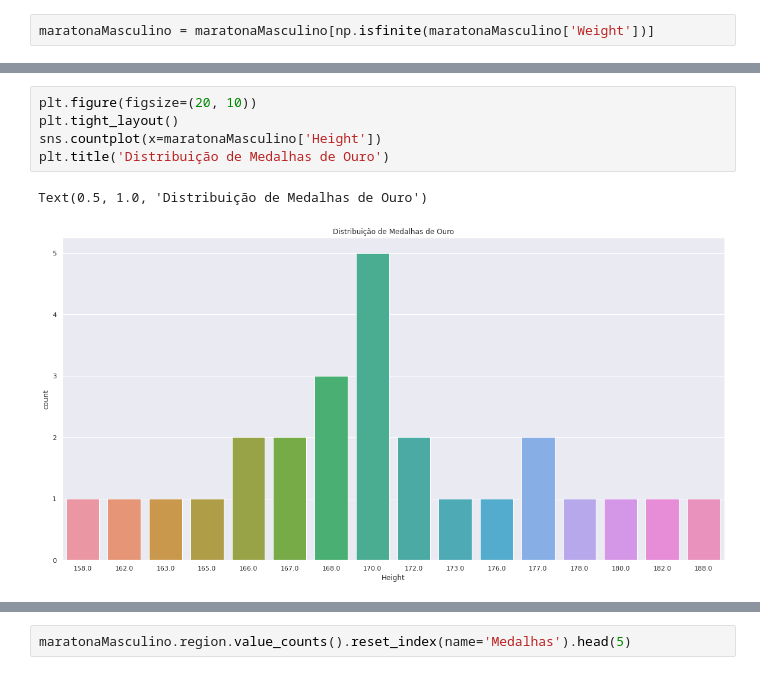
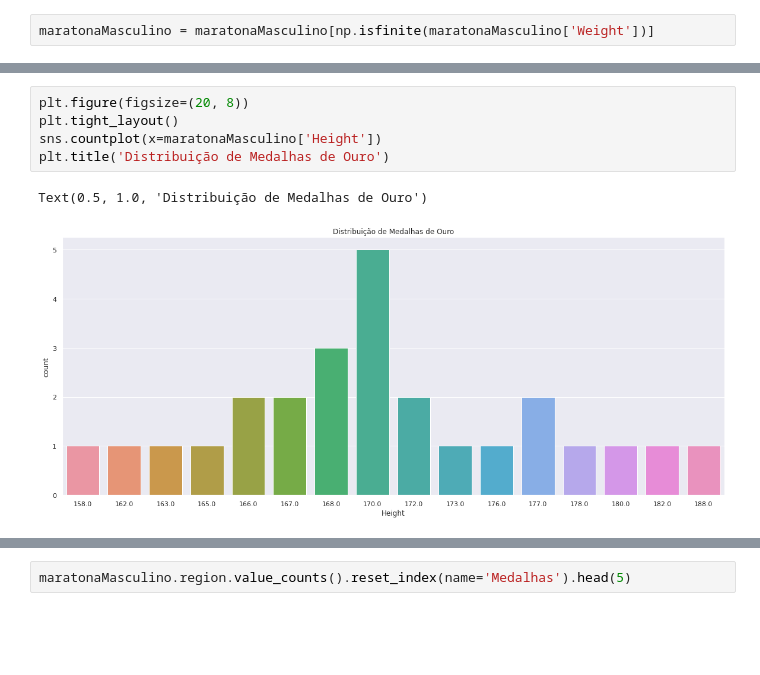
Before and after one commit to MSClaus/Olimpiadas_Analise, a Jupyter notebook: Jogos_Olimpicos.ipynb, the cells around one changed output, grey strips where cells are left out. Drawn from its saved outputs; the diff is of its cells as text; blank space fills up the shorter version.

```diff
--- a/Jogos_Olimpicos.ipynb
+++ b/Jogos_Olimpicos.ipynb
@@ -228,8 +227,8 @@ Plotagem de gráfico com distribuição das medalhas de ouro por altura (cm) do
 # %%
-plt.figure(figsize=(20, 10))
+plt.figure(figsize=(20, 8))
 plt.tight_layout()
 sns.countplot(x=maratonaMasculino['Height'])
 plt.title('Distribuição de Medalhas de Ouro')
 # %% [output]
 Text(0.5, 1.0, 'Distribuição de Medalhas de Ouro')
-[figure, old version]
+[figure, new version]
```
Also changed, not shown: parts of 49 cells of this notebook.
